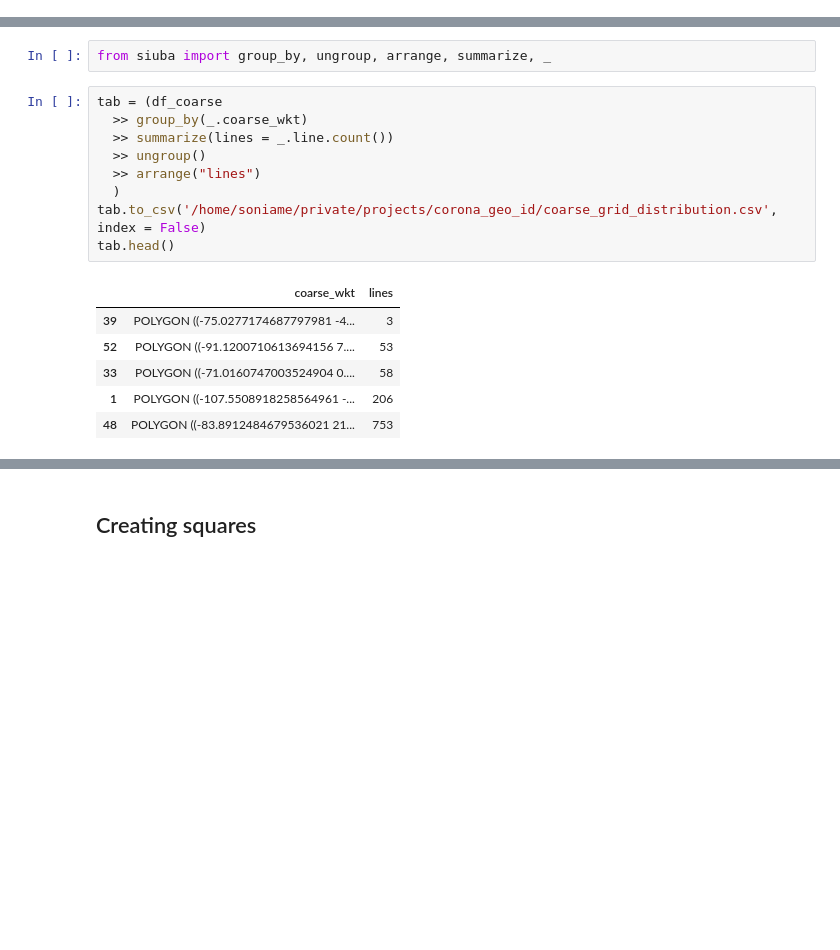
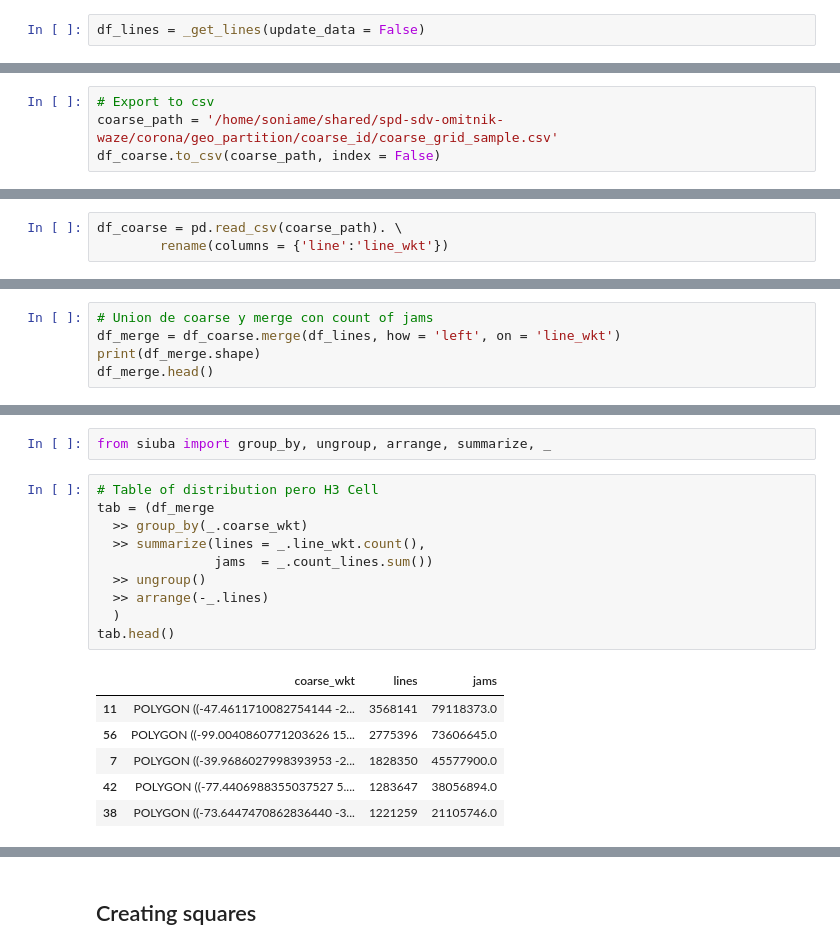
Before and after one commit to EL-BID/IDB-IDB-Invest-Coronavirus-Impact-Dashboard, a Jupyter notebook: notebooks/katana_bounds.ipynb, the cells around one changed output, grey strips where cells are left out. Saved outputs shown, nothing was run; the diff lists cells and outputs as text; blank space fills up the shorter version.

```diff
--- a/notebooks/katana_bounds.ipynb
+++ b/notebooks/katana_bounds.ipynb
@@ -98,0 +88,2 @@ print(df_lines.shape)
+# %%
+df_lines = _get_lines(update_data = False)
@@ -170,0 +235,4 @@ tiles[0].geometry.wkt
+# %%
+# Export to csv
+coarse_path = '/home/soniame/shared/spd-sdv-omitnik-waze/corona/geo_partition/coarse_id/coarse_grid_sample.csv'
+df_coarse.to_csv(coarse_path, index = False)
@@ -224,2 +243,5 @@ for path_file in csv_files:
+# %%
+df_coarse = pd.read_csv(coarse_path). \
+        rename(columns = {'line':'line_wkt'})
 # %%
 print(df_coarse.shape)
@@ -234,0 +259,5 @@ df_coarse.to_csv('/home/soniame/shared/spd-sdv-omitnik-waze/corona/geo_partition
+# %%
+# Union de coarse y merge con count of jams
+df_merge = df_coarse.merge(df_lines, how = 'left', on = 'line_wkt')
+print(df_merge.shape)
+df_merge.head()
@@ -235,18 +272,19 @@ df_coarse.to_csv('/home/soniame/shared/spd-sdv-omitnik-waze/corona/geo_partition
 # %%
 from siuba import group_by, ungroup, arrange, summarize, _
 # %%
-tab = (df_coarse
+# Table of distribution pero H3 Cell
+tab = (df_merge
   >> group_by(_.coarse_wkt)
-  >> summarize(lines = _.line.count())
+  >> summarize(lines = _.line_wkt.count(),
+               jams  = _.count_lines.sum())
   >> ungroup()
-  >> arrange("lines")
+  >> arrange(-_.lines)
   )
-tab.to_csv('/home/soniame/private/projects/corona_geo_id/coarse_grid_distribution.csv', index = False)
 tab.head()
 # %% [output]
-|  | coarse_wkt | lines |
-| 39 | POLYGON ((-75.0277174687797981 -4... | 3 |
-| 52 | POLYGON ((-91.1200710613694156 7.... | 53 |
-| 33 | POLYGON ((-71.0160747003524904 0.... | 58 |
-| 1 | POLYGON ((-107.5508918258564961 -... | 206 |
-| 48 | POLYGON ((-83.8912484679536021 21... | 753 |
+|  | coarse_wkt | lines | jams |
+| 11 | POLYGON ((-47.4611710082754144 -2... | 3568141 | 79118373.0 |
+| 56 | POLYGON ((-99.0040860771203626 15... | 2775396 | 73606645.0 |
+| 7 | POLYGON ((-39.9686027998393953 -2... | 1828350 | 45577900.0 |
+| 42 | POLYGON ((-77.4406988355037527 5.... | 1283647 | 38056894.0 |
+| 38 | POLYGON ((-73.6447470862836440 -3... | 1221259 | 21105746.0 |
```
Also changed, not shown: parts of 43 cells of this notebook, 1 other file.
